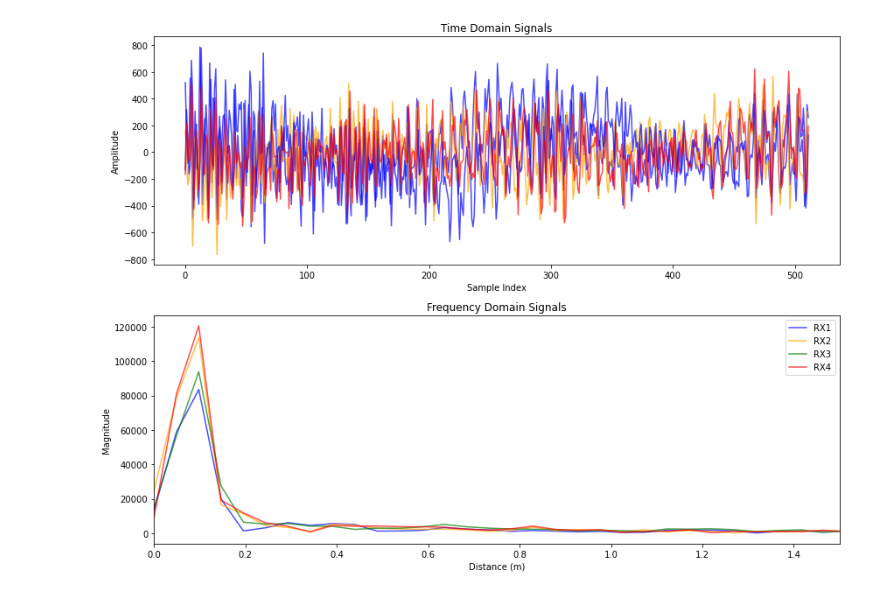
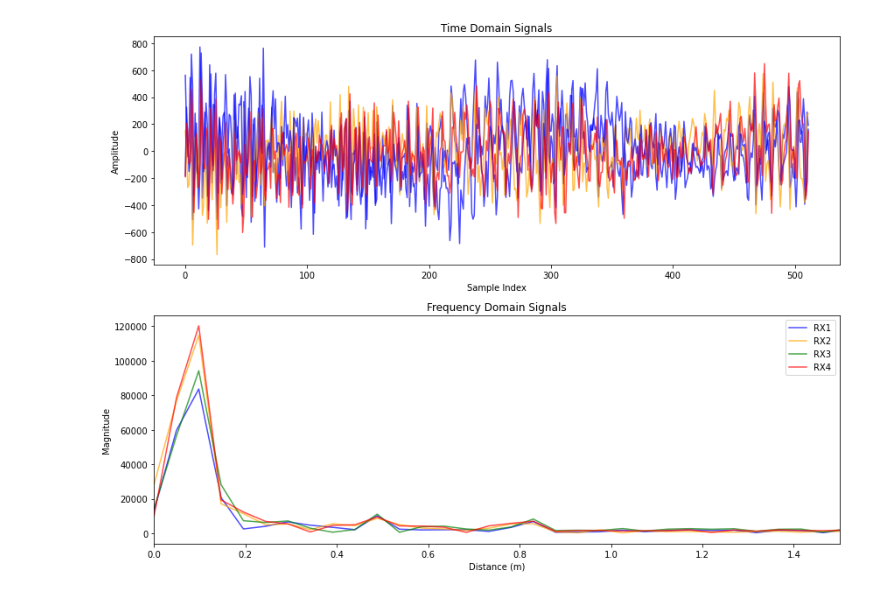
Before and after one commit to arlaptiev/sk_mmwave, a Jupyter notebook: sandbox.ipynb, the cells around one changed output. Cells and saved outputs as stored; diff of their text form; code cells hidden in the pictures.

```diff
--- a/sandbox.ipynb
+++ b/sandbox.ipynb
@@ -47,33 +48,34 @@ frame.shape # shape (num_chirps, num_samples, num_rx)
 # %%
-signal = frame[0, :, :] # take the first chirp and first rx channel
+# signal = frame[0, :, :] # take the first chirp and first rx channel
+signal = np.mean(frame, axis=0)
 fft_result = fft(signal, axis=0)
 fft_freqs = fftfreq(SAMPLES_PER_CHIRP, 1/SAMPLE_RATE)
 fft_meters = fft_freqs * c / (2 * FREQ_SLOPE)
 
 plt.figure(figsize=(12, 9))
 # --- Time Domain Plot ---
 plt.subplot(2, 1, 1)
 plt.plot(signal[:, 0], color='blue', label='RX1', alpha=0.7)
 plt.plot(signal[:, 1], color='orange', label='RX2', alpha=0.7)
 plt.plot(signal[:, 2], color='blue', label='RX3', alpha=0.7)
 plt.plot(signal[:, 3], color='red', label='RX4', alpha=0.7)
 plt.title('Time Domain Signals')
 plt.xlabel('Sample Index')
 plt.ylabel('Amplitude')
 
 # --- Frequency Domain Plot ---
 plt.subplot(2, 1, 2)
 plt.plot(fft_meters[:SAMPLES_PER_CHIRP // 2],  np.abs(fft_result[:SAMPLES_PER_CHIRP // 2, 0]), color='blue', label='RX1', alpha=0.7)
 plt.plot(fft_meters[:SAMPLES_PER_CHIRP // 2],  np.abs(fft_result[:SAMPLES_PER_CHIRP // 2, 1]), color='orange', label='RX2', alpha=0.7)
 plt.plot(fft_meters[:SAMPLES_PER_CHIRP // 2],  np.abs(fft_result[:SAMPLES_PER_CHIRP // 2, 2]), color='green', label='RX3', alpha=0.7)
 plt.plot(fft_meters[:SAMPLES_PER_CHIRP // 2],  np.abs(fft_result[:SAMPLES_PER_CHIRP // 2, 3]), color='red', label='RX4', alpha=0.7)
 plt.title('Frequency Domain Signals')
 plt.xlabel('Distance (m)')
 plt.ylabel('Magnitude')
 plt.legend()
 plt.xlim(0,1.5)
 plt.tight_layout()
 # %% [output]
-[figure, old version]
+[figure, new version]
 # %%
 radar.close()
```
Also changed, not shown: parts of 33 cells of this notebook, 1 other file.
